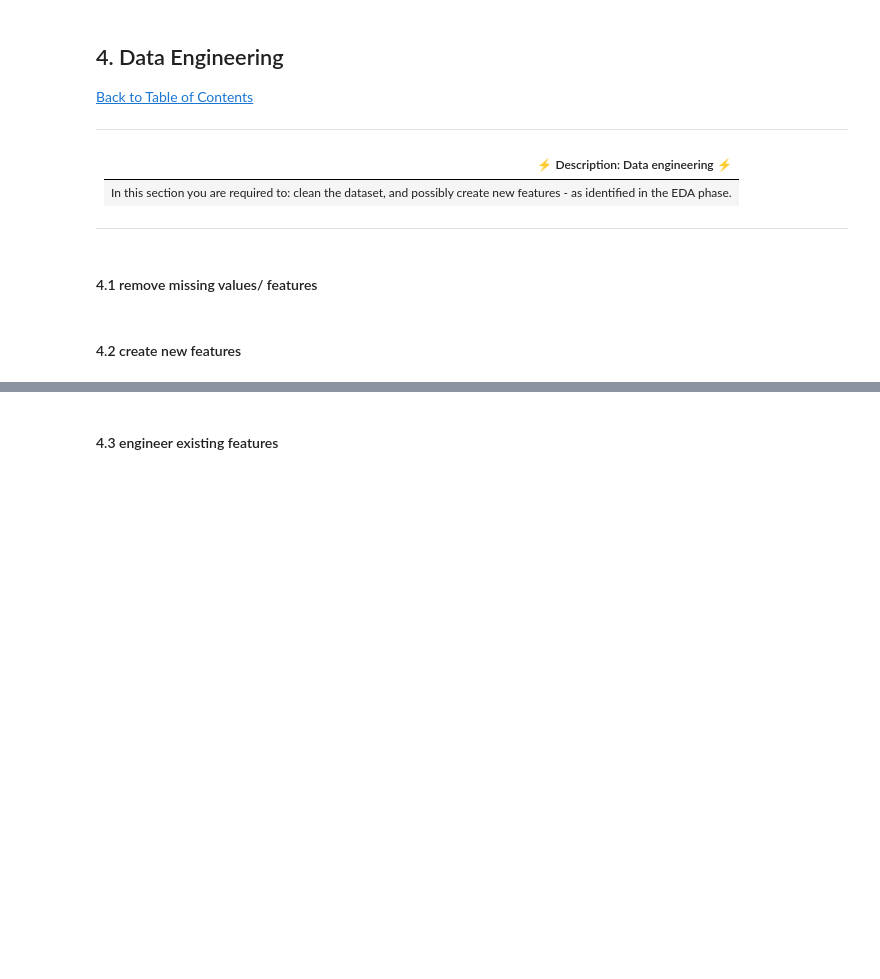
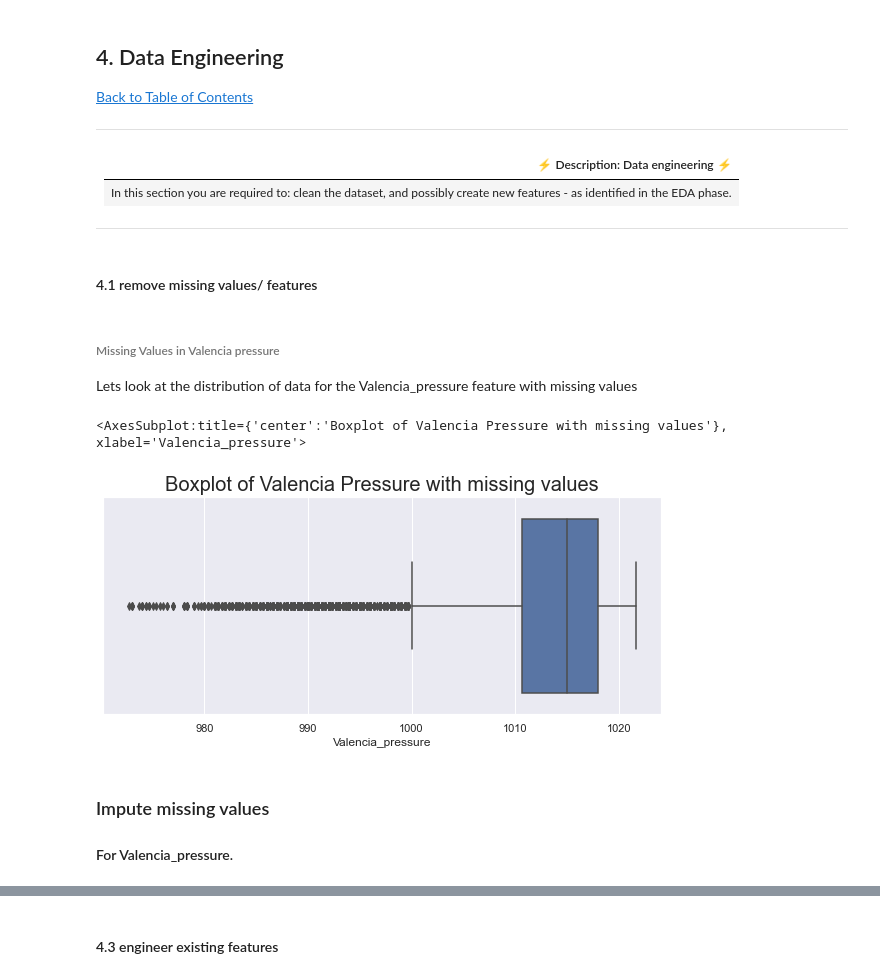
Before and after one commit to Explore-AI/load-shortfall-regression-predict-api, a Jupyter notebook: team3-notebook.ipynb, the cells around one changed output, grey strips where cells are left out. Saved outputs shown, nothing was run; the diff lists cells and outputs as text; code cells hidden in the pictures; blank space fills up the shorter version.

Commit message:
Data Engineering:Imputed valencia_pressure missing values

```diff
--- a/team3-notebook.ipynb
+++ b/team3-notebook.ipynb
@@ -633,3 +633,7 @@ Weekdays are the most correlated with a -0.63 correlation. Nect we use a heatmap
 ### Dealing with the Object data types
 
 Pre-processing step:
+# %%
+# Concatenate train and test dataset to make the pre-processing and data engineering easier
+df=pd.concat([df_train, df_test])
+df.head()
@@ -653,2 +661,0 @@ Pre-processing step:
-# %% [markdown]
-#### 4.2 create new features
@@ -656,0 +662,17 @@ Pre-processing step:
+# %% [markdown]
+###### Missing Values in Valencia pressure
+
+Lets look at the distribution of data for the Valencia_pressure feature with missing values
+# %%
+# print a box plot to see what the data looks like in the valencia_pressure column
+df_clean = df
+plt.title('Boxplot of Valencia Pressure with missing values', fontsize = 20)
+sns.set(rc={'figure.figsize':(10,4)})
+sns.boxplot(df['Valencia_pressure'])
+# %% [output]
+<AxesSubplot:title={'center':'Boxplot of Valencia Pressure with missing values'}, xlabel='Valencia_pressure'>
+[figure, added]
+# %% [markdown]
+### Impute missing values
+
+#### For Valencia_pressure.
```
Also changed, not shown: parts of 19 cells of this notebook.
